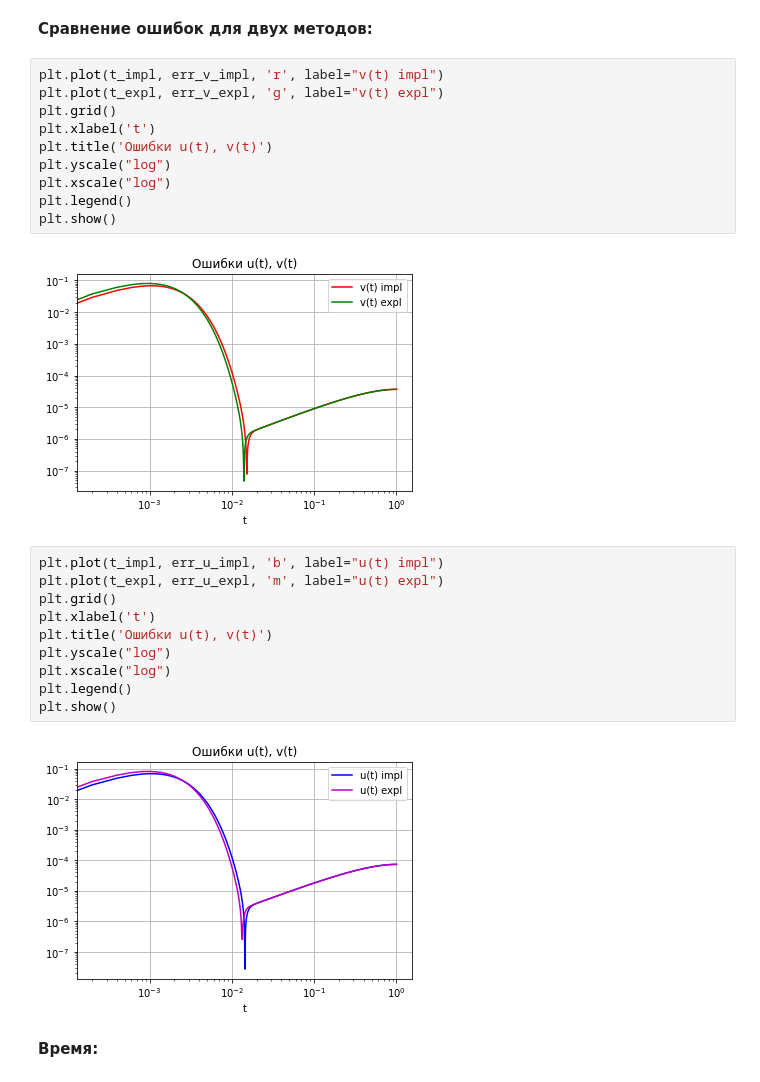
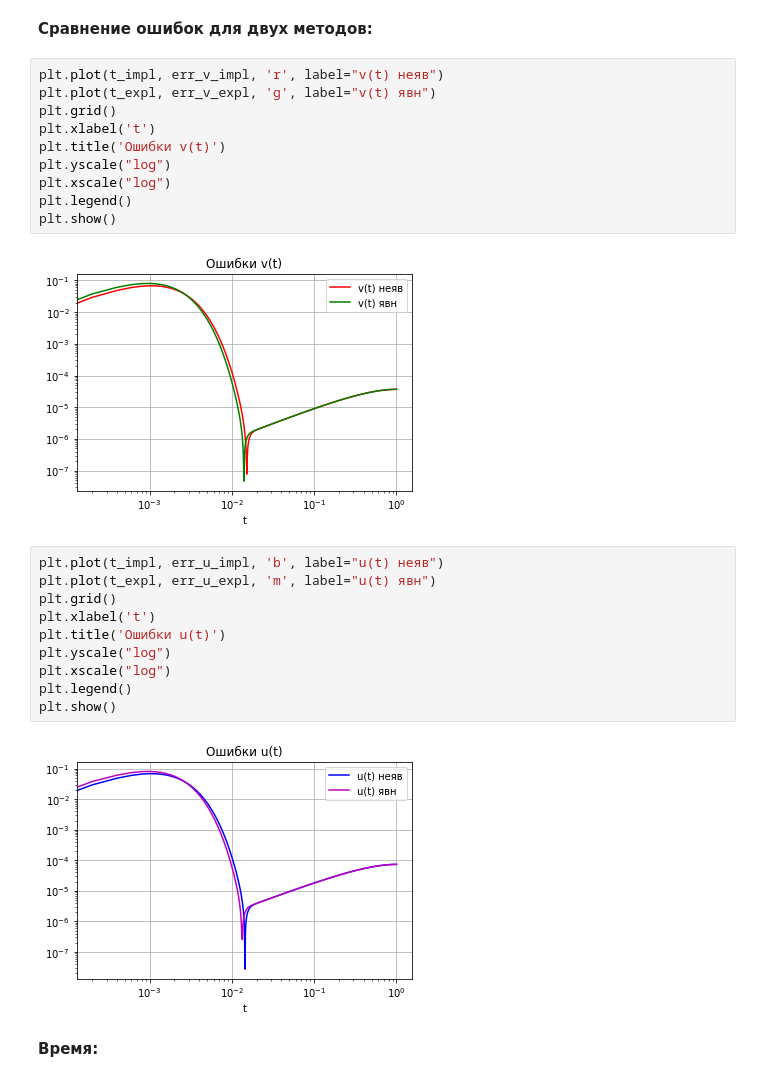
Before and after one commit to Lexxsage/ovf, a Jupyter notebook: task8.ipynb, the cells around one changed output. Cells and saved outputs as stored; diff of their text form.

```diff
--- a/task8.ipynb
+++ b/task8.ipynb
@@ -294,29 +291,29 @@ plt.show()
 # %% [markdown]
 **Сравнение ошибок для двух методов:**
 # %%
-plt.plot(t_impl, err_v_impl, 'r', label="v(t) impl")
-plt.plot(t_expl, err_v_expl, 'g', label="v(t) expl")
+plt.plot(t_impl, err_v_impl, 'r', label="v(t) неяв")
+plt.plot(t_expl, err_v_expl, 'g', label="v(t) явн")
 plt.grid()
 plt.xlabel('t')
-plt.title('Ошибки u(t), v(t)')
+plt.title('Ошибки v(t)')
 plt.yscale("log")
 plt.xscale("log")
 plt.legend()
 plt.show()
 # %% [output]
-[figure, old version]
+[figure, new version]
 # %%
-plt.plot(t_impl, err_u_impl, 'b', label="u(t) impl")
-plt.plot(t_expl, err_u_expl, 'm', label="u(t) expl")
+plt.plot(t_impl, err_u_impl, 'b', label="u(t) неяв")
+plt.plot(t_expl, err_u_expl, 'm', label="u(t) явн")
 plt.grid()
 plt.xlabel('t')
-plt.title('Ошибки u(t), v(t)')
+plt.title('Ошибки u(t)')
 plt.yscale("log")
 plt.xscale("log")
 plt.legend()
 plt.show()
 # %% [output]
-[figure, old version]
+[figure, new version]
 # %% [markdown]
 **Время:**
 # %%
```
Also changed, not shown: parts of 6 cells of this notebook, 1 other file.
